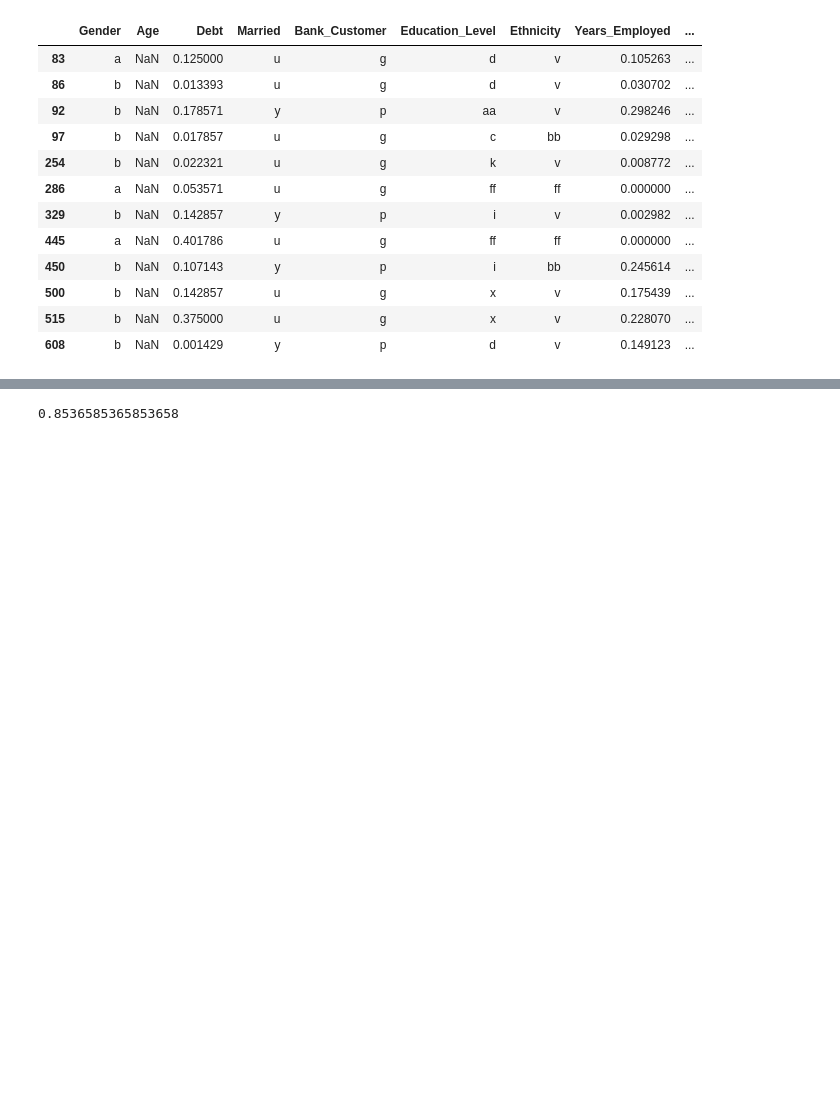
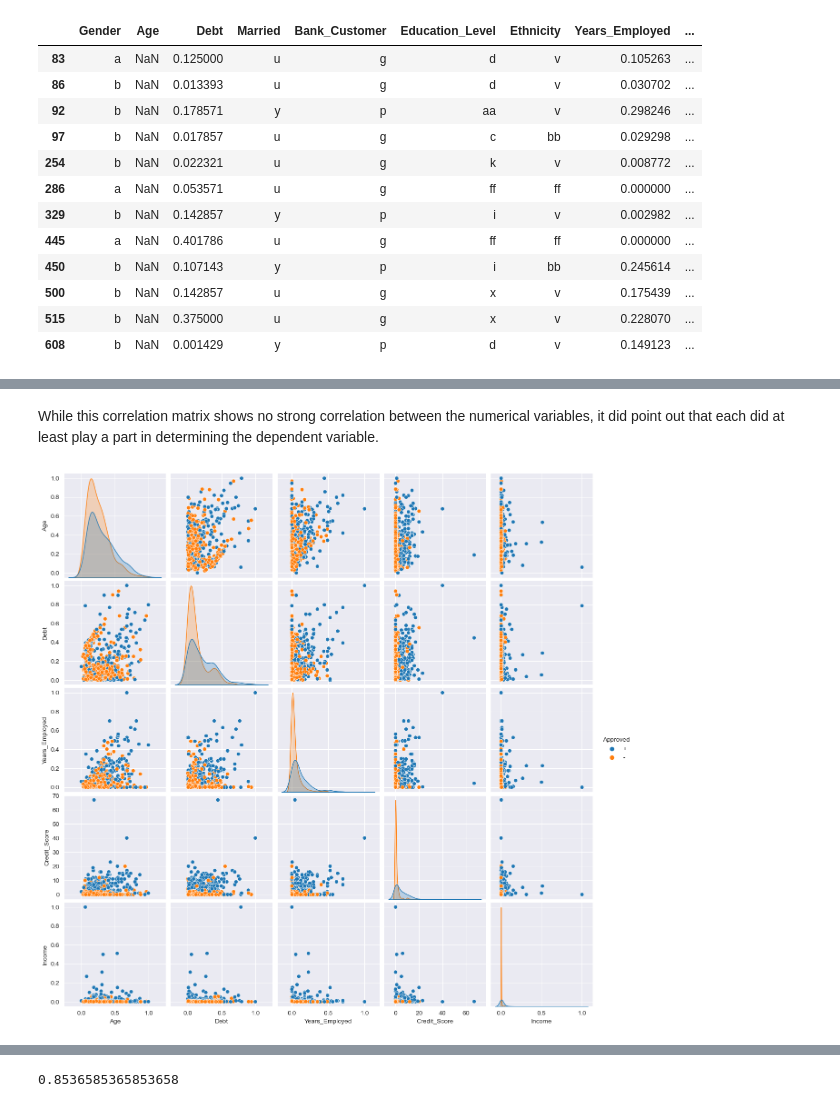
Before and after one commit to harveysimpsondata/Credit-Approval, a Jupyter notebook: Credit_Approval.ipynb, the cells around one changed output, grey strips where cells are left out. Cells and saved outputs as stored; diff of their text form; code cells hidden in the pictures; blank space fills up the shorter version.

```diff
--- a/Credit_Approval.ipynb
+++ b/Credit_Approval.ipynb
@@ -288,0 +336,9 @@ df.update(missing_age)
+# %% [markdown]
+While this correlation matrix shows no strong correlation between the numerical variables, it did point out that each did at least play a part in determining the dependent variable.
+# %%
+#scatterplot matrix - pairplot
+%config InlineBackend.figure_format = 'png'
+df_pair = df.copy().drop(columns=categorical[:-1])
+sns.pairplot(data=df_pair, hue="Approved");
+# %% [output]
+[figure, added]
```
Also changed, not shown: parts of 43 cells of this notebook.
